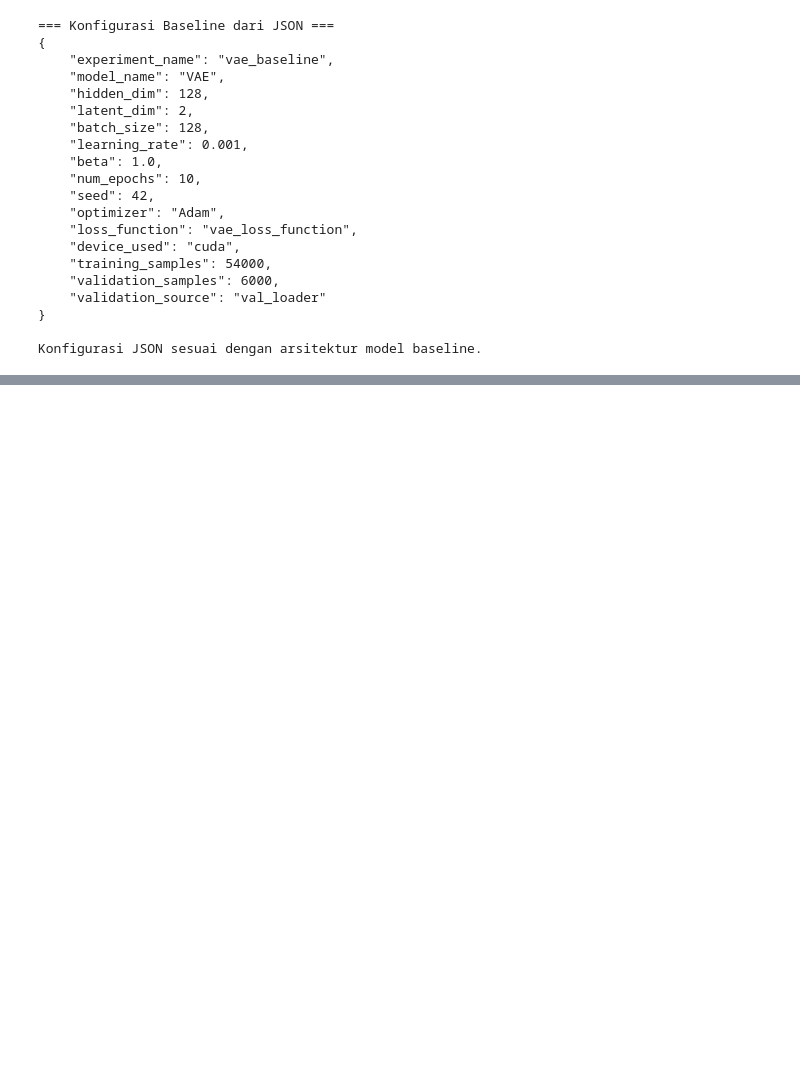
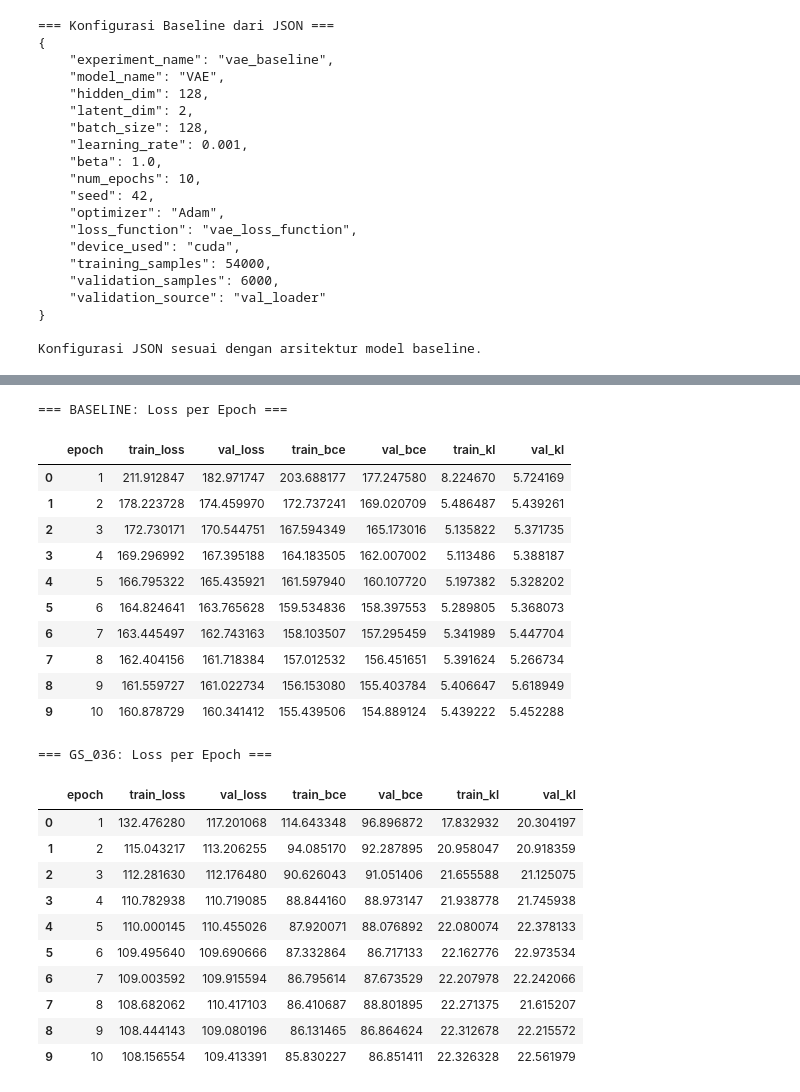
Before and after one commit to AI-IF-TelU/Proyek1-GenAI-VAE-Telertubbies, a Jupyter notebook: main.ipynb, the cells around one changed output, grey strips where cells are left out. Saved outputs shown, nothing was run; the diff lists cells and outputs as text; code cells hidden in the pictures; blank space fills up the shorter version.

```diff
--- a/main.ipynb
+++ b/main.ipynb
@@ -2296,0 +2373,37 @@ Konfigurasi JSON sesuai dengan arsitektur model baseline.
+# %%
+
+# Tabel Loss per Epoch Baseline dan GS_036
+# Menampilkan nilai asli dari riwayat, bukan perkiraan dari grafik.
+
+metrics = ["train_loss", "val_loss", "train_bce", "val_bce", "train_kl", "val_kl"]
+
+print("=== BASELINE: Loss per Epoch ===")
+display(baseline_history_df[["epoch"] + metrics].round(6))
+
+print("\n=== GS_036: Loss per Epoch ===")
+display(gs036_history_df[["epoch"] + metrics].round(6))
+# %% [output]
+=== BASELINE: Loss per Epoch ===
+|  | epoch | train_loss | val_loss | train_bce | val_bce | train_kl | val_kl |
+| 0 | 1 | 211.912847 | 182.971747 | 203.688177 | 177.247580 | 8.224670 | 5.724169 |
+| 1 | 2 | 178.223728 | 174.459970 | 172.737241 | 169.020709 | 5.486487 | 5.439261 |
+| 2 | 3 | 172.730171 | 170.544751 | 167.594349 | 165.173016 | 5.135822 | 5.371735 |
+| 3 | 4 | 169.296992 | 167.395188 | 164.183505 | 162.007002 | 5.113486 | 5.388187 |
+| 4 | 5 | 166.795322 | 165.435921 | 161.597940 | 160.107720 | 5.197382 | 5.328202 |
+| 5 | 6 | 164.824641 | 163.765628 | 159.534836 | 158.397553 | 5.289805 | 5.368073 |
+| 6 | 7 | 163.445497 | 162.743163 | 158.103507 | 157.295459 | 5.341989 | 5.447704 |
+| 7 | 8 | 162.404156 | 161.718384 | 157.012532 | 156.451651 | 5.391624 | 5.266734 |
+| 8 | 9 | 161.559727 | 161.022734 | 156.153080 | 155.403784 | 5.406647 | 5.618949 |
+| 9 | 10 | 160.878729 | 160.341412 | 155.439506 | 154.889124 | 5.439222 | 5.452288 |
+=== GS_036: Loss per Epoch ===
+|  | epoch | train_loss | val_loss | train_bce | val_bce | train_kl | val_kl |
+| 0 | 1 | 132.476280 | 117.201068 | 114.643348 | 96.896872 | 17.832932 | 20.304197 |
+| 1 | 2 | 115.043217 | 113.206255 | 94.085170 | 92.287895 | 20.958047 | 20.918359 |
+| 2 | 3 | 112.281630 | 112.176480 | 90.626043 | 91.051406 | 21.655588 | 21.125075 |
+| 3 | 4 | 110.782938 | 110.719085 | 88.844160 | 88.973147 | 21.938778 | 21.745938 |
+| 4 | 5 | 110.000145 | 110.455026 | 87.920071 | 88.076892 | 22.080074 | 22.378133 |
+| 5 | 6 | 109.495640 | 109.690666 | 87.332864 | 86.717133 | 22.162776 | 22.973534 |
+| 6 | 7 | 109.003592 | 109.915594 | 86.795614 | 87.673529 | 22.207978 | 22.242066 |
+| 7 | 8 | 108.682062 | 110.417103 | 86.410687 | 88.801895 | 22.271375 | 21.615207 |
+| 8 | 9 | 108.444143 | 109.080196 | 86.131465 | 86.864624 | 22.312678 | 22.215572 |
+| 9 | 10 | 108.156554 | 109.413391 | 85.830227 | 86.851411 | 22.326328 | 22.561979 |
```
Also changed, not shown: parts of 19 cells of this notebook, 3 other files.
